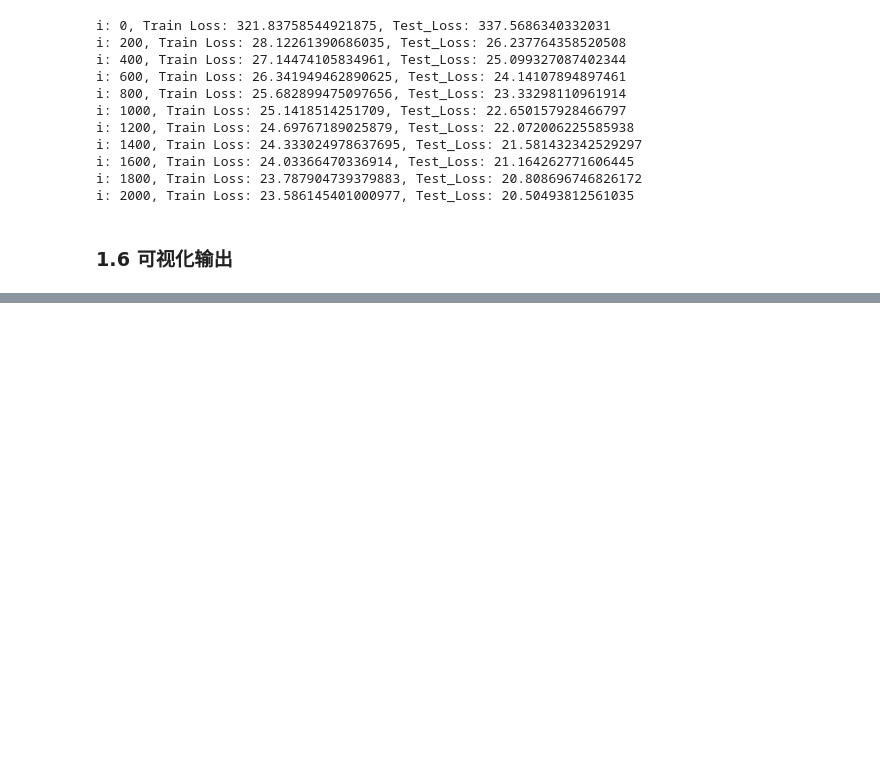
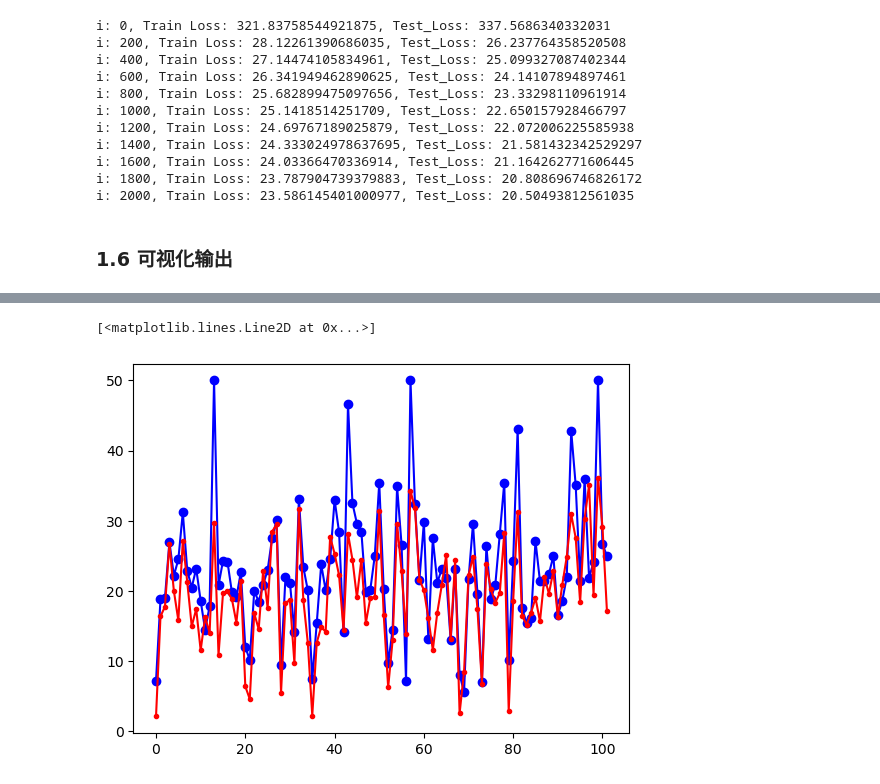
Before and after one commit to diba0/python-Srcipts, a Jupyter notebook: gradient-descent/tensorflow_linear_regression.ipynb, the cells around one changed output, grey strips where cells are left out. Cells and saved outputs as stored; diff of their text form; code cells hidden in the pictures; blank space fills up the shorter version.

```diff
--- a/gradient-descent/tensorflow_linear_regression.ipynb
+++ b/gradient-descent/tensorflow_linear_regression.ipynb
@@ -114,0 +235,6 @@ plt.show()
+# %%
+plt.plot(y_test,color='b',marker='o',label='true_price')
+plt.plot(PRED_test,color='r',marker='.',label='predict')
+# %% [output]
+[<matplotlib.lines.Line2D at 0x...>]
+[figure, added]
```
Also changed, not shown: parts of 25 cells of this notebook.
